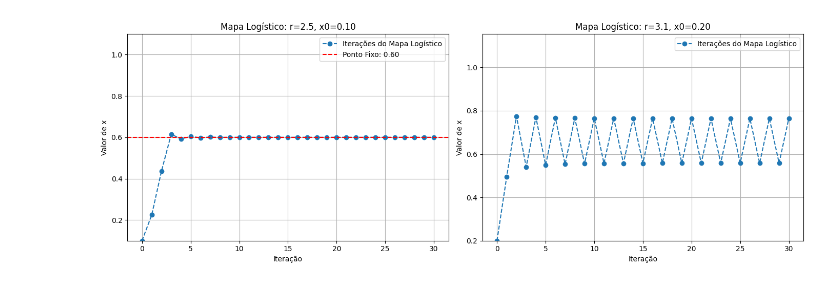
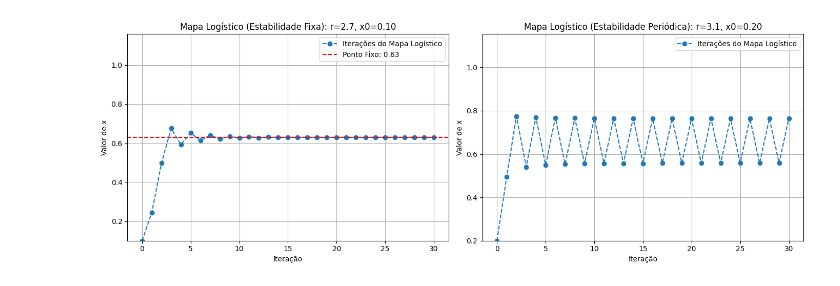
Before and after one commit to ezequiel14carvalho/modelin-and-simulation, a Jupyter notebook: mapaLogistico.ipynb, the cells around one changed output. Drawn from its saved outputs; the diff is of its cells as text; code cells hidden in the pictures.

```diff
--- a/mapaLogistico.ipynb
+++ b/mapaLogistico.ipynb
@@ -9,34 +9,34 @@ def mapa_logistico(r, x0, N):
         resultados.append(x0)
     return resultados
 
 # Teste 1: Trajetoria para ponto fixo e ponto de bifurcação
-r = [2.5, 3.1]
+r = [2.7, 3.1]
 x0 = [0.1, 0.2]
 x_fix = [(r[0] - 1) / r[0], (r[1] - 1) / r[1]]
 x_max_distance = [np.abs(x_fix[0] - x0[0]), np.abs(x_fix[1] - x0[1])]
 N = [30, 30]
 resultados = [mapa_logistico(r[0], x0[0], N[0]), mapa_logistico(r[1], x0[1], N[1])]
 
 fig, ax = plt.subplots(1, 2, figsize=(14, 5))
 
 ax[0].plot(resultados[0], marker='o', linestyle='--', label='Iterações do Mapa Logístico')
-ax[0].set_title(f'Mapa Logístico: r={r[0]}, x0={resultados[0][0]:.2f}')
+ax[0].set_title(f'Mapa Logístico (Estabilidade Fixa): r={r[0]}, x0={resultados[0][0]:.2f}')
 ax[0].set_xlabel('Iteração')
 ax[0].set_ylabel('Valor de x')
 ax[0].set_ylim(x_fix[0] - x_max_distance[0], x_fix[0] + x_max_distance[0])
 ax[0].axhline(y=x_fix[0], color='r', linestyle='--', label=f'Ponto Fixo: {x_fix[0]:.2f}')
 ax[0].grid()
 ax[0].legend()
 
 ax[1].plot(resultados[1], marker='o', linestyle='--', label='Iterações do Mapa Logístico')
-ax[1].set_title(f'Mapa Logístico: r={r[1]}, x0={resultados[1][0]:.2f}')
+ax[1].set_title(f'Mapa Logístico (Estabilidade Periódica): r={r[1]}, x0={resultados[1][0]:.2f}')
 ax[1].set_xlabel('Iteração')
 ax[1].set_ylabel('Valor de x')
 ax[1].set_ylim(x_fix[1] - x_max_distance[1], x_fix[1] + x_max_distance[1])
 ax[1].grid()
 ax[1].legend()
 
 plt.tight_layout()
 plt.show()
 # %% [output]
-[figure, old version]
+[figure, new version]
```
